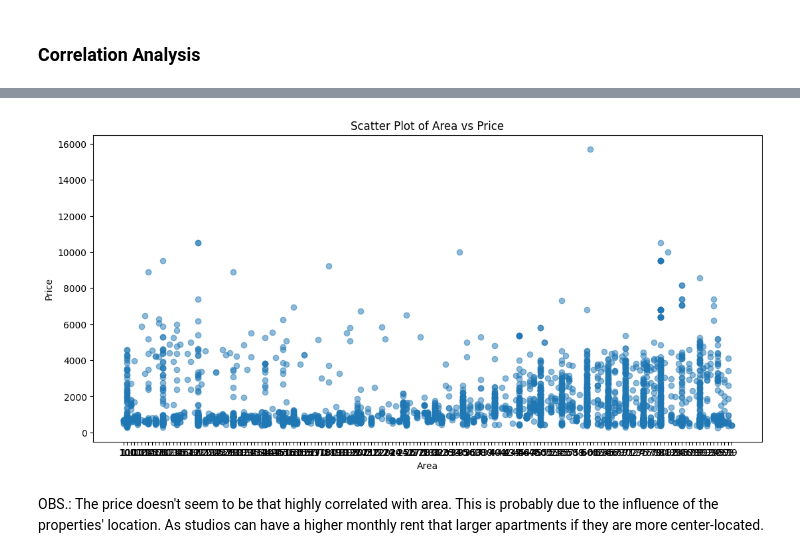
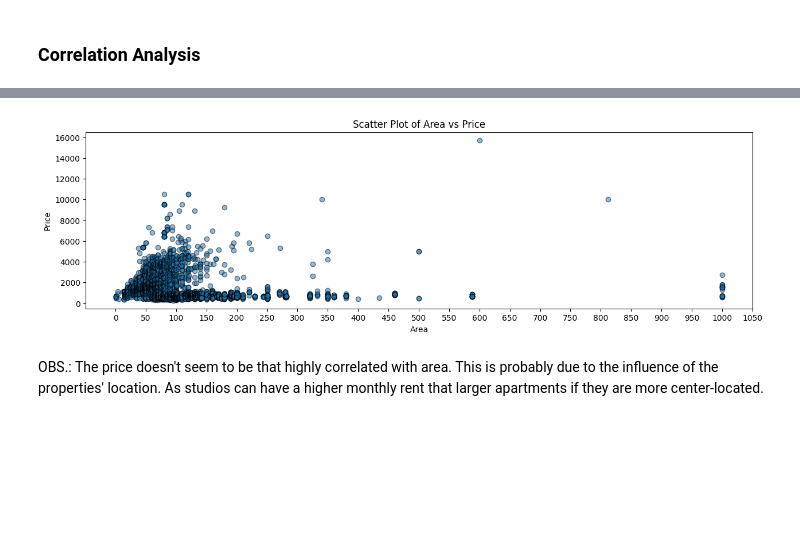
Before and after one commit to camilababo/Exploring-Task-Automation, a Jupyter notebook: Web_Scrapping/barcelona-rental-properties-analysis.ipynb, the cells around one changed output, grey strips where cells are left out. Saved outputs shown, nothing was run; the diff lists cells and outputs as text; code cells hidden in the pictures; blank space fills up the shorter version.

```diff
--- a/Web_Scrapping/barcelona-rental-properties-analysis.ipynb
+++ b/Web_Scrapping/barcelona-rental-properties-analysis.ipynb
@@ -155,8 +162,9 @@ correlation_coefficient = price_area_cleaned_sorted['Area'].corr(price_area_clea
 
 print("Correlation Coefficient between Area and Price:", correlation_coefficient)
 
-plt.figure(figsize=(13, 6))
-plt.scatter(price_area_cleaned_sorted['Area'], price_area_cleaned_sorted['Average Price'], alpha=0.5)
+plt.figure(figsize=(15, 4))
+plt.scatter(price_area_cleaned_sorted['Area'], price_area_cleaned_sorted['Average Price'], alpha=0.5, edgecolors='black')
+plt.xticks(range(0, 1100, 50))
 plt.title('Scatter Plot of Area vs Price')
 plt.xlabel('Area', rotation=0)
 plt.ylabel('Price')
@@ -166,4 +174,4 @@ Correlation Coefficient between Area and Price: -0.10406506229713293
-[figure, old version]
+[figure, new version]
 # %% [markdown]
 OBS.: The price doesn't seem to be that highly correlated with area. This is probably due to the influence of the properties' location. As studios can have a higher monthly rent that larger apartments if they are more center-located.
 # %%
```
Also changed, not shown: parts of 11 cells of this notebook.
